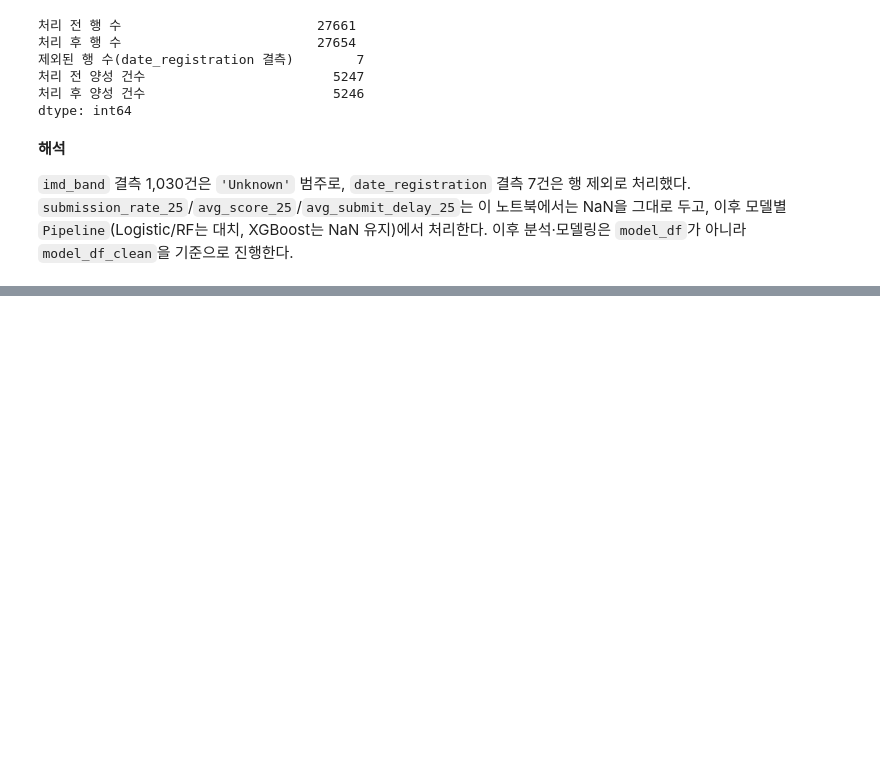
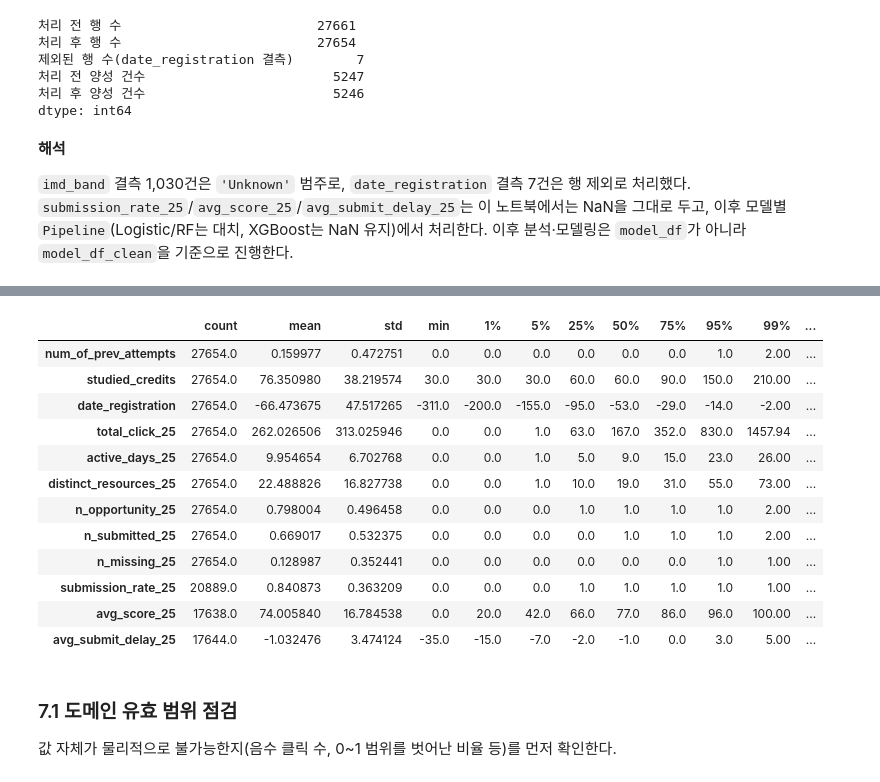
Before and after one commit to KimInSeok-DA/OULAD_Churn_Prediction-Personal, a Jupyter notebook: Notebooks/02_Window_Integration/03_Missing_Outlier.ipynb, the cells around one changed output, grey strips where cells are left out. Drawn from its saved outputs; the diff is of its cells as text; code cells hidden in the pictures; blank space fills up the shorter version.

```diff
--- a/Notebooks/02_Window_Integration/03_Missing_Outlier.ipynb
+++ b/Notebooks/02_Window_Integration/03_Missing_Outlier.ipynb
@@ -311,0 +311,30 @@ dtype: int64
+# %%
+outlier_cols = [
+    'num_of_prev_attempts', 'studied_credits', 'date_registration',
+    'total_click_25', 'active_days_25', 'distinct_resources_25',
+    'n_opportunity_25', 'n_submitted_25', 'n_missing_25',
+    'submission_rate_25', 'avg_score_25', 'avg_submit_delay_25',
+]
+
+outlier_desc = model_df_clean[outlier_cols].describe(
+    percentiles=[.01, .05, .25, .5, .75, .95, .99, .999]
+).T
+outlier_desc
+# %% [output]
+|  | count | mean | std | min | 1% | 5% | 25% | 50% | 75% | 95% | 99% | ... |
+| num_of_prev_attempts | 27654.0 | 0.159977 | 0.472751 | 0.0 | 0.0 | 0.0 | 0.0 | 0.0 | 0.0 | 1.0 | 2.00 | ... |
+| studied_credits | 27654.0 | 76.350980 | 38.219574 | 30.0 | 30.0 | 30.0 | 60.0 | 60.0 | 90.0 | 150.0 | 210.00 | ... |
+| date_registration | 27654.0 | -66.473675 | 47.517265 | -311.0 | -200.0 | -155.0 | -95.0 | -53.0 | -29.0 | -14.0 | -2.00 | ... |
+| total_click_25 | 27654.0 | 262.026506 | 313.025946 | 0.0 | 0.0 | 1.0 | 63.0 | 167.0 | 352.0 | 830.0 | 1457.94 | ... |
+| active_days_25 | 27654.0 | 9.954654 | 6.702768 | 0.0 | 0.0 | 1.0 | 5.0 | 9.0 | 15.0 | 23.0 | 26.00 | ... |
+| distinct_resources_25 | 27654.0 | 22.488826 | 16.827738 | 0.0 | 0.0 | 1.0 | 10.0 | 19.0 | 31.0 | 55.0 | 73.00 | ... |
+| n_opportunity_25 | 27654.0 | 0.798004 | 0.496458 | 0.0 | 0.0 | 0.0 | 1.0 | 1.0 | 1.0 | 1.0 | 2.00 | ... |
+| n_submitted_25 | 27654.0 | 0.669017 | 0.532375 | 0.0 | 0.0 | 0.0 | 0.0 | 1.0 | 1.0 | 1.0 | 2.00 | ... |
+| n_missing_25 | 27654.0 | 0.128987 | 0.352441 | 0.0 | 0.0 | 0.0 | 0.0 | 0.0 | 0.0 | 1.0 | 1.00 | ... |
+| submission_rate_25 | 20889.0 | 0.840873 | 0.363209 | 0.0 | 0.0 | 0.0 | 1.0 | 1.0 | 1.0 | 1.0 | 1.00 | ... |
+| avg_score_25 | 17638.0 | 74.005840 | 16.784538 | 0.0 | 20.0 | 42.0 | 66.0 | 77.0 | 86.0 | 96.0 | 100.00 | ... |
+| avg_submit_delay_25 | 17644.0 | -1.032476 | 3.474124 | -35.0 | -15.0 | -7.0 | -2.0 | -1.0 | 0.0 | 3.0 | 5.00 | ... |
+# %% [markdown]
+### 7.1 도메인 유효 범위 점검
+
+값 자체가 물리적으로 불가능한지(음수 클릭 수, 0~1 범위를 벗어난 비율 등)를 먼저 확인한다.
```
Also changed, not shown: parts of 16 cells of this notebook.
